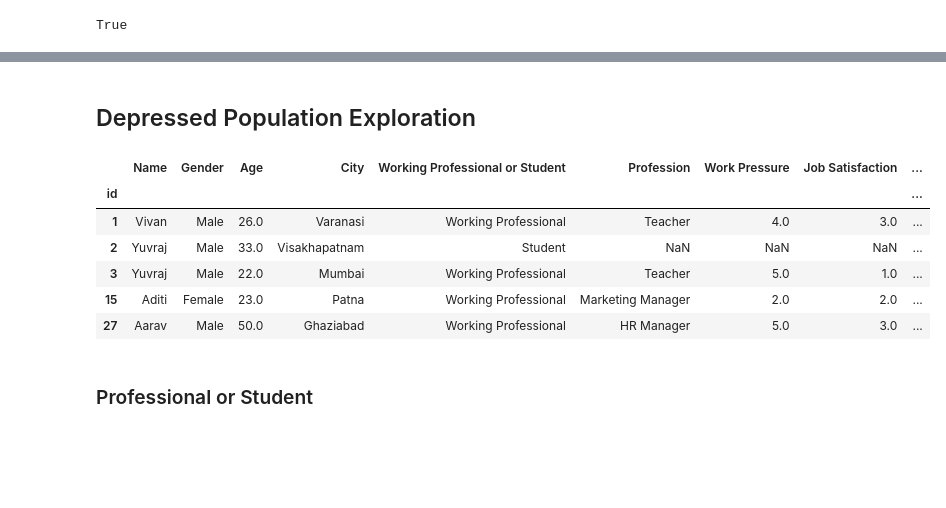
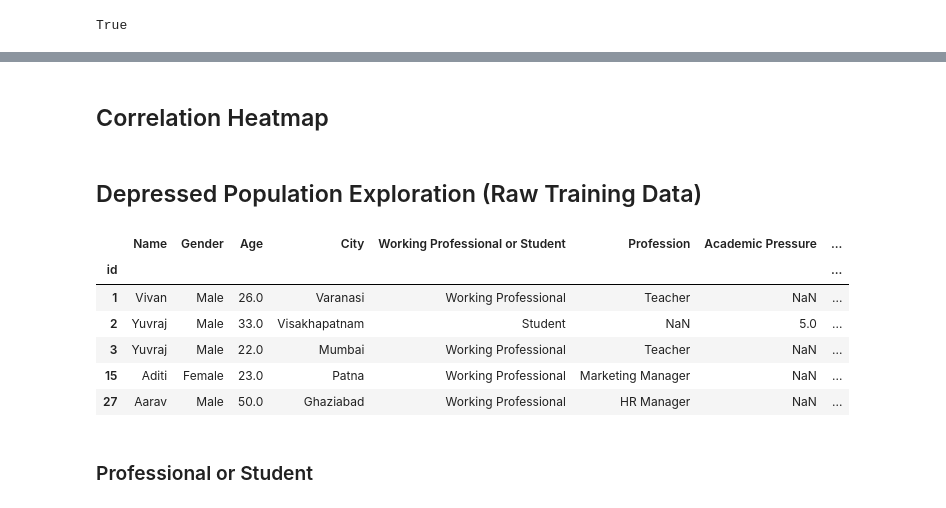
Before and after one commit to Omer-Z/Kaggle_Tasks, a Jupyter notebook: Mental_Health/src/analysis.ipynb, the cells around one changed output, grey strips where cells are left out. Drawn from its saved outputs; the diff is of its cells as text; code cells hidden in the pictures; blank space fills up the shorter version.

```diff
--- a/Mental_Health/src/analysis.ipynb
+++ b/Mental_Health/src/analysis.ipynb
@@ -9,4 +15,4 @@ plt.style.use('dark_background')
 # %%
-train_data = pd.read_csv(r"C:\Users\User\Desktop\Projects\Kaggle\Kaggle_Tasks\Mental_Health\data\train.csv",
+train_data_raw= pd.read_csv(r"C:\Users\User\Desktop\Projects\Kaggle\Kaggle_Tasks\Mental_Health\data\train.csv",
                         index_col='id')
 # %%
@@ -233,0 +88,2 @@ annot_plot(ax)
+# %% [markdown]
+## Correlation Heatmap
@@ -234,16 +97,16 @@ annot_plot(ax)
 # %% [markdown]
-## Depressed Population Exploration
+## Depressed Population Exploration (Raw Training Data)
 # %%
-dprsd_df = train_data.loc[train_data[TARGET] == 1]
+dprsd_df = train_data_raw.loc[train_data_raw[TARGET] == 1]
 dprsd_df.head()
 # %% [output]
-|  | Name | Gender | Age | City | Working Professional or Student | Profession | Work Pressure | Job Satisfaction | ... |
-| id |  |  |  |  |  |  |  |  | ... |
-| 1 | Vivan | Male | 26.0 | Varanasi | Working Professional | Teacher | 4.0 | 3.0 | ... |
-| 2 | Yuvraj | Male | 33.0 | Visakhapatnam | Student | NaN | NaN | NaN | ... |
-| 3 | Yuvraj | Male | 22.0 | Mumbai | Working Professional | Teacher | 5.0 | 1.0 | ... |
-| 15 | Aditi | Female | 23.0 | Patna | Working Professional | Marketing Manager | 2.0 | 2.0 | ... |
-| 27 | Aarav | Male | 50.0 | Ghaziabad | Working Professional | HR Manager | 5.0 | 3.0 | ... |
+|  | Name | Gender | Age | City | Working Professional or Student | Profession | Academic Pressure | ... |
+| id |  |  |  |  |  |  |  | ... |
+| 1 | Vivan | Male | 26.0 | Varanasi | Working Professional | Teacher | NaN | ... |
+| 2 | Yuvraj | Male | 33.0 | Visakhapatnam | Student | NaN | 5.0 | ... |
+| 3 | Yuvraj | Male | 22.0 | Mumbai | Working Professional | Teacher | NaN | ... |
+| 15 | Aditi | Female | 23.0 | Patna | Working Professional | Marketing Manager | NaN | ... |
+| 27 | Aarav | Male | 50.0 | Ghaziabad | Working Professional | HR Manager | NaN | ... |
 # %% [markdown]
 ### Professional or Student
 # %%
```
Also changed, not shown: parts of 102 cells of this notebook.
